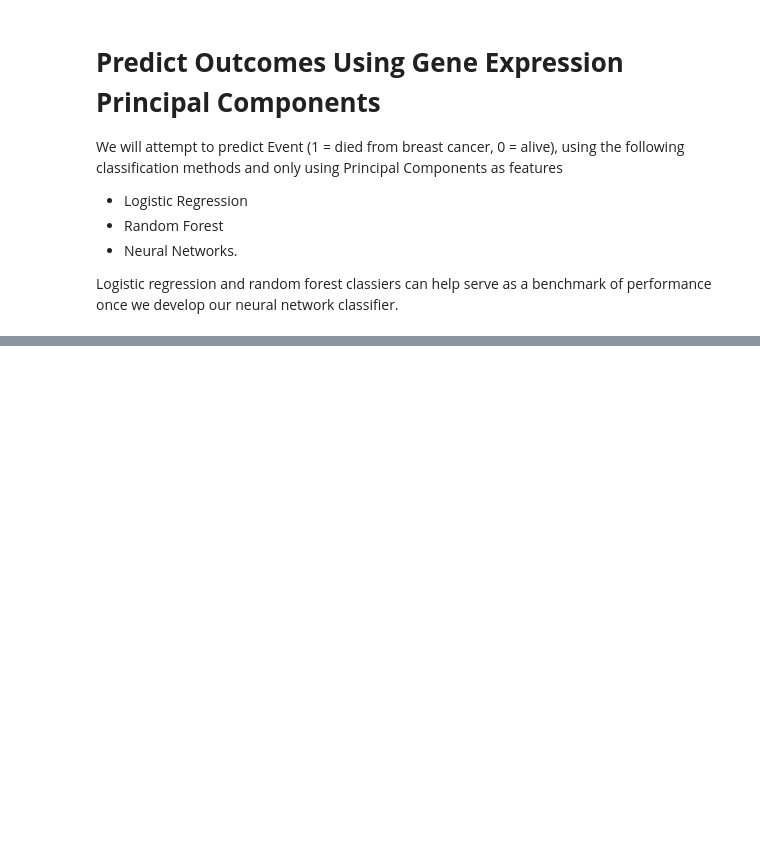
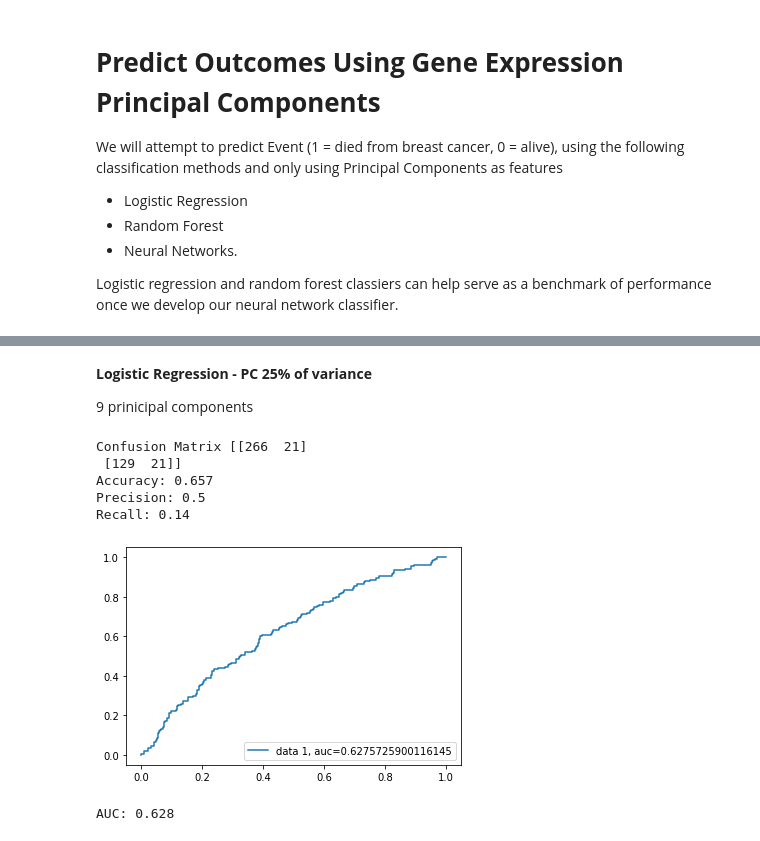
Before and after one commit to meghutch/Breast-Cancer-Classification-Clinical-Genomic, a Jupyter notebook: Principal_Component_Analysis.ipynb, the cells around one changed output, grey strips where cells are left out. Saved outputs shown, nothing was run; the diff lists cells and outputs as text; code cells hidden in the pictures; blank space fills up the shorter version.

```diff
--- a/Principal_Component_Analysis.ipynb
+++ b/Principal_Component_Analysis.ipynb
@@ -115,0 +357,45 @@ Logistic regression and random forest classiers can help serve as a benchmark of
+# %% [markdown]
+**Logistic Regression - PC 25% of variance**
+
+9 prinicipal components
+# %%
+# Split the training/testing sets
+X_train_9 = X_train.iloc[:,0:9]
+X_test_9 = X_test.iloc[:,0:9]
+
+## Define and run the model
+# Instantiate the model (using default parameters)
+logreg = LogisticRegression()
+
+# fit the model with data
+logreg.fit(X_train_9, y_train)
+y_pred = logreg.predict(X_test_9)
+
+## Evaluate model
+# import the metrics class
+from sklearn import metrics
+
+cnf_matrix = metrics.confusion_matrix(y_test, y_pred)
+print('Confusion Matrix', cnf_matrix)
+
+# Assess accuracy, precision, recall
+print("Accuracy:",round(metrics.accuracy_score(y_test, y_pred),3))
+print("Precision:",round(metrics.precision_score(y_test, y_pred),3))
+print("Recall:",round(metrics.recall_score(y_test, y_pred),3))
+
+# Calculate ROC
+y_pred_proba = logreg.predict_proba(X_test_9)[::,1]
+fpr, tpr, _ = metrics.roc_curve(y_test, y_pred_proba)
+auc = metrics.roc_auc_score(y_test, y_pred_proba)
+plt.plot(fpr, tpr, label = "data 1, auc="+str(auc))
+plt.legend(loc=4)
+plt.show()
+print('AUC:', round(auc,3))
+# %% [output]
+Confusion Matrix [[266  21]
+ [129  21]]
+Accuracy: 0.657
+Precision: 0.5
+Recall: 0.14
+[figure, added]
+AUC: 0.628
```
Also changed, not shown: parts of 93 cells of this notebook.
